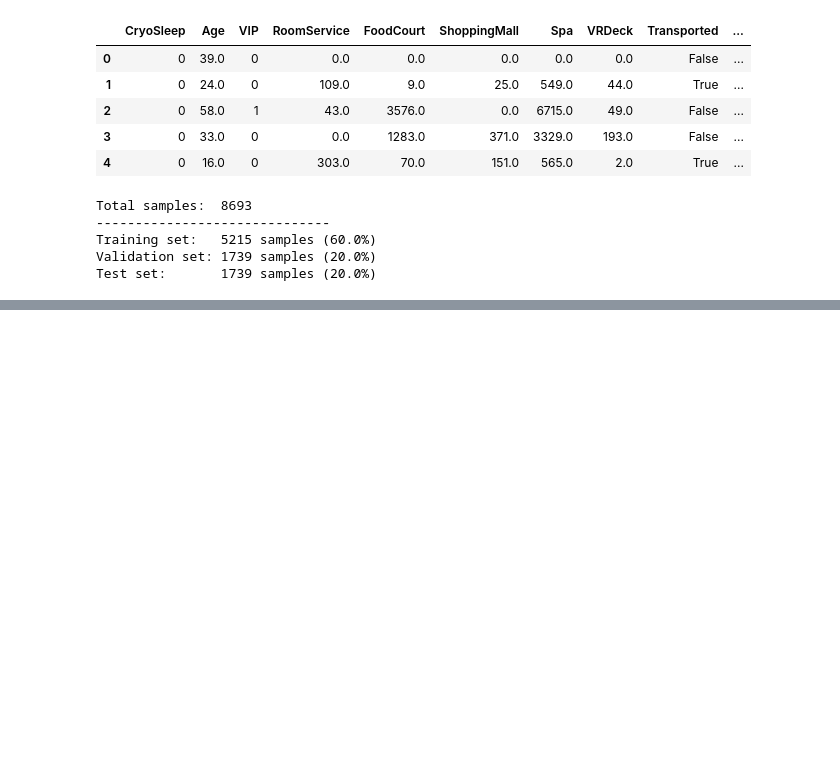
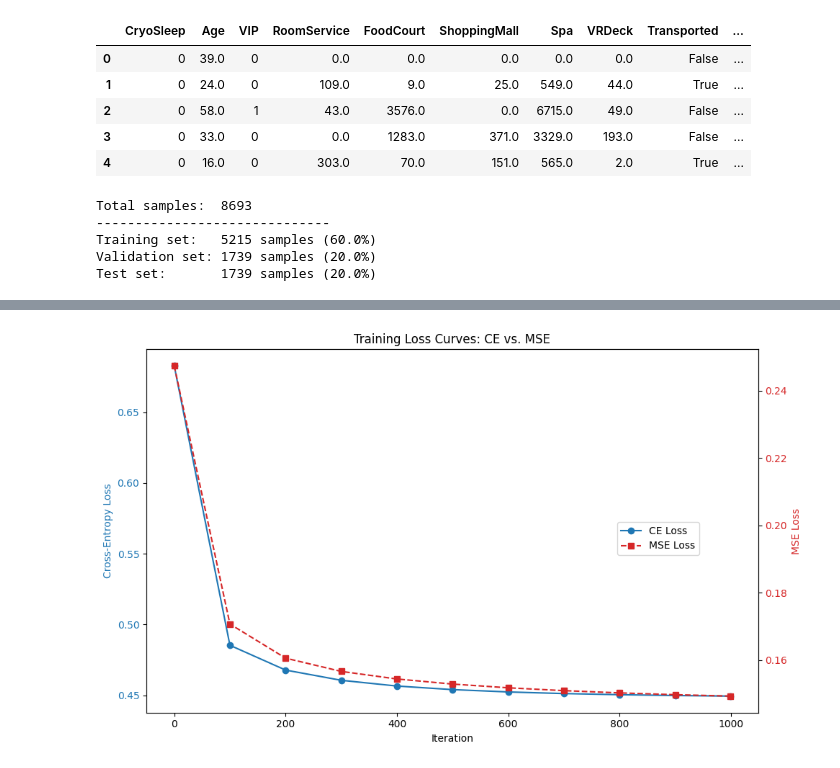
Before and after one commit to Pedro-Langone/EC146, a Jupyter notebook: hw1/hw1_5.ipynb, the cells around one changed output, grey strips where cells are left out. Cells and saved outputs as stored; diff of their text form; code cells hidden in the pictures; blank space fills up the shorter version.

```diff
--- a/hw1/hw1_5.ipynb
+++ b/hw1/hw1_5.ipynb
@@ -289,0 +363,68 @@ for feature in X_train.columns:
+# %%
+# Part d)
+# i) Part i is done by hand in the first page of the submission.
+# ii)
+import numpy as np
+import matplotlib.pyplot as plt
+
+
+def compute_mse_loss(X, y, w):
+    N = len(y)
+    y_hat = sigmoid(np.dot(X, w))
+    loss = (1/N) * np.sum((y_hat - y)**2)
+    return loss
+
+#Same as ce, with different loss function
+def gradient_descent_mse(X, y, learning_rate=0.1, num_iterations=1000):
+    N, num_features = X.shape
+    w = np.zeros(num_features)
+    loss_history = []
+
+    for t in range(num_iterations):
+        y_hat = sigmoid(np.dot(X, w))
+
+        gradient = (2/N) * np.dot(X.T, (y_hat - y) * y_hat * (1 - y_hat))
+
+        w = w - learning_rate * gradient
+
+        if t % 100 == 0 or t == num_iterations - 1:
+            loss = compute_mse_loss(X, y, w)
+            loss_history.append((t, loss))
+
+    return w, loss_history
+
+w_mse, mse_loss_history = gradient_descent_mse(
+    X_train.values, y_train.values,
+    learning_rate=0.1,
+    num_iterations=1000
+)
+
+# Unpack both histories
+ce_iterations, ce_losses = zip(*loss_history) # from (c)(ii)
+mse_iterations, mse_losses = zip(*mse_loss_history)
+
+# 3. Plotting with dual y-axes
+fig, ax1 = plt.subplots(figsize=(10, 6))
+
+# Plot Cross-Entropy on the primary (left) y-axis
+color_ce = 'tab:blue'
+ax1.set_xlabel('Iteration')
+ax1.set_ylabel('Cross-Entropy Loss', color=color_ce)
+ax1.plot(ce_iterations, ce_losses, color=color_ce, marker='o', label='CE Loss')
+ax1.tick_params(axis='y', labelcolor=color_ce)
+
+# MSE on the secondary (right) y-axis
+ax2 = ax1.twinx()
+color_mse = 'tab:red'
+ax2.set_ylabel('MSE Loss', color=color_mse)
+ax2.plot(mse_iterations, mse_losses, color=color_mse, marker='s', linestyle='--', label='MSE Loss')
+ax2.tick_params(axis='y', labelcolor=color_mse)
+
+# Title and legends
+plt.title('Training Loss Curves: CE vs. MSE')
+fig.tight_layout()
+fig.legend(loc='center right', bbox_to_anchor=(0.85, 0.5))
+
+plt.show()
+# %% [output]
+[figure, added]
```
Also changed, not shown: parts of 6 cells of this notebook.
